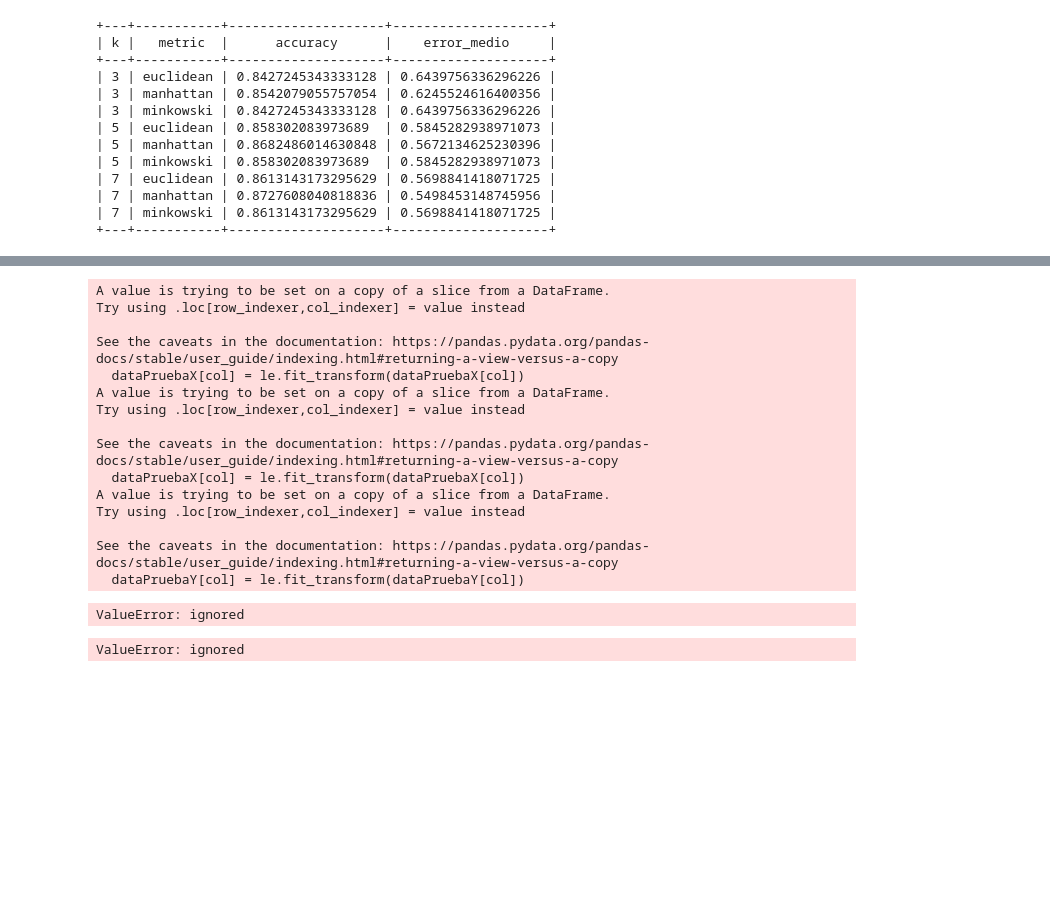
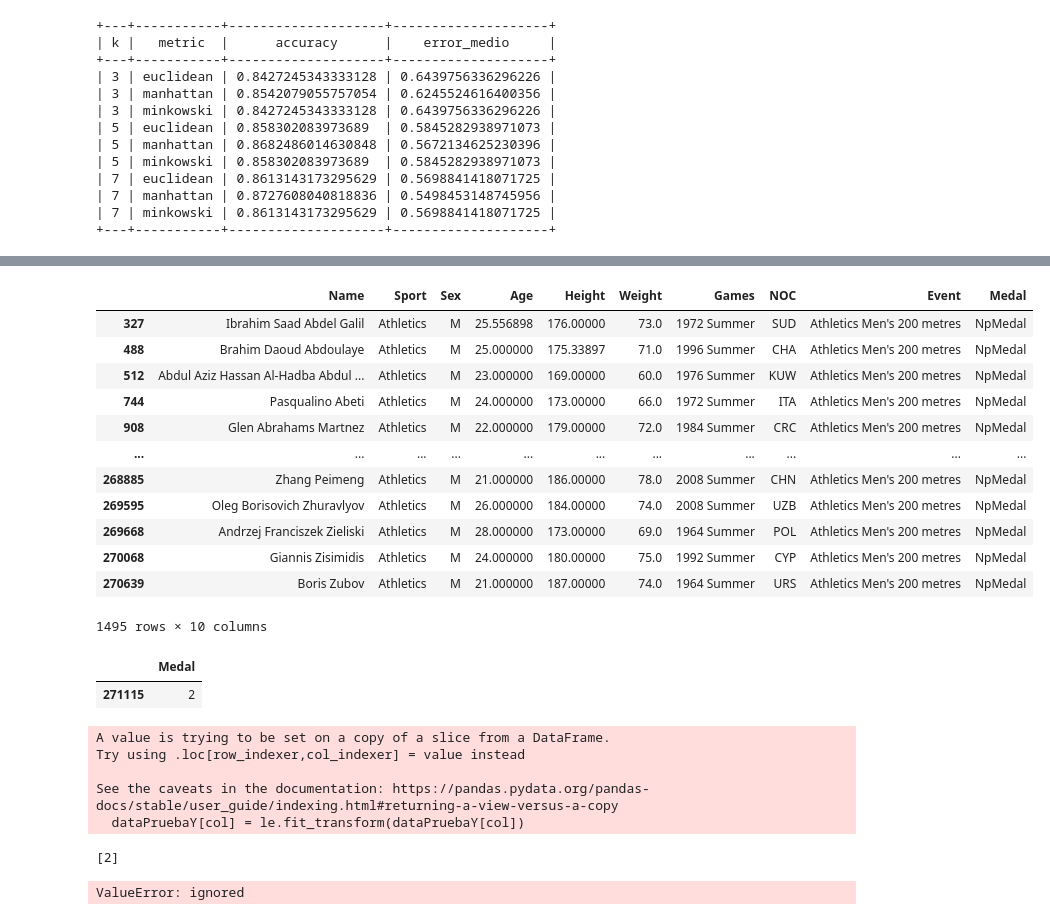
Before and after one commit to PilarAriasVazquez/L3, a Jupyter notebook: P1.ipynb, the cells around one changed output, grey strips where cells are left out. Drawn from its saved outputs; the diff is of its cells as text; code cells hidden in the pictures; blank space fills up the shorter version.

```diff
--- a/P1.ipynb
+++ b/P1.ipynb
@@ -378,6 +388,41 @@ print(table)
+# %%
+nombre = "Athletics Men's 200 metres"
+fila = df.loc[df['Event'] == nombre]
+fila
+# %% [output]
+|  | Name | Sport | Sex | Age | Height | Weight | Games | NOC | Event | Medal |
+| 327 | Ibrahim Saad Abdel Galil | Athletics | M | 25.556898 | 176.00000 | 73.0 | 1972 Summer | SUD | Athletics Men's 200 metres | NpMedal |
+| 488 | Brahim Daoud Abdoulaye | Athletics | M | 25.000000 | 175.33897 | 71.0 | 1996 Summer | CHA | Athletics Men's 200 metres | NpMedal |
+| 512 | Abdul Aziz Hassan Al-Hadba Abdul ... | Athletics | M | 23.000000 | 169.00000 | 60.0 | 1976 Summer | KUW | Athletics Men's 200 metres | NpMedal |
+| 744 | Pasqualino Abeti | Athletics | M | 24.000000 | 173.00000 | 66.0 | 1972 Summer | ITA | Athletics Men's 200 metres | NpMedal |
+| 908 | Glen Abrahams Martnez | Athletics | M | 22.000000 | 179.00000 | 72.0 | 1984 Summer | CRC | Athletics Men's 200 metres | NpMedal |
+| ... | ... | ... | ... | ... | ... | ... | ... | ... | ... | ... |
+| 268885 | Zhang Peimeng | Athletics | M | 21.000000 | 186.00000 | 78.0 | 2008 Summer | CHN | Athletics Men's 200 metres | NpMedal |
+| 269595 | Oleg Borisovich Zhuravlyov | Athletics | M | 26.000000 | 184.00000 | 74.0 | 2008 Summer | UZB | Athletics Men's 200 metres | NpMedal |
+| 269668 | Andrzej Franciszek Zieliski | Athletics | M | 28.000000 | 173.00000 | 69.0 | 1964 Summer | POL | Athletics Men's 200 metres | NpMedal |
+| 270068 | Giannis Zisimidis | Athletics | M | 24.000000 | 180.00000 | 75.0 | 1992 Summer | CYP | Athletics Men's 200 metres | NpMedal |
+| 270639 | Boris Zubov | Athletics | M | 21.000000 | 187.00000 | 74.0 | 1964 Summer | URS | Athletics Men's 200 metres | NpMedal |
+1495 rows × 10 columns
+# %%
+dataPruebaY.tail(1)
+# %% [output]
+|  | Medal |
+| 271115 | 2 |
 # %%
 dataPruebaX=df[['Sex', 'Age', 'Sport', 'NOC','Games', 'Event', 'Weight', 'Height']]
 dataPruebaY= df[['Medal']]
+
+
+#Carolina Marín
+#new_row_X = {'Sex':"F", 'Age': 29.0, 'Sport': "Badminton", 'NOC': "ESP",'Games': "2016 Summer", 'Event': "Badminton Women's Singles", 'Weight': 65.000000, 'Height': 172.00000}
+#dataPruebaX = dataPruebaX.append(new_row_X, ignore_index=True)
+
+#Bruno Hortelano
+new_row_X = {'Sex':"M", 'Age': 31.0, 'Sport': "Athletycs", 'NOC': "ESP",'Games': "2016 Summer", 'Event': "Athletics Men's 200 metres", 'Weight': 72.000000, 'Height': 181.00000}
+dataPruebaX = dataPruebaX.append(new_row_X, ignore_index=True)
+
+#new_row_Y = {'Medal': "Bronze"}
+#dataPruebaY = dataPruebaY.append(new_row_Y, ignore_index=True)
 
 le = LabelEncoder()
 
@@ -392,34 +437,31 @@ for col in dataPruebaY.columns:
 #dataPruebaX= dataPruebaX- ultima fila
 #dataPruebaY=dataPruebaY- ultima fila
 
+
 #ultima filaX=dataPruebaX[ultima fila]
+dataPruebaX_except_last = dataPruebaX.iloc[:-1]
 
-X_train, X_test, y_train, y_test = train_test_split(dataPruebaX, dataPruebaY, test_size=0.3, random_state=42)
+
+
+ultima_fila = dataPruebaX.tail(1)
+
+
+X_train, X_test, y_train, y_test = train_test_split(dataPruebaX_except_last, dataPruebaY, test_size=0.3, random_state=42)
 
 model = KNeighborsClassifier(n_neighbors=7, metric="manhattan")
-model.fit(dataPruebaX, dataPruebaY)
+model.fit(dataPruebaX_except_last, dataPruebaY)
 
 #X_test = {'Name': ['Carolina Marín'], 'Sport': ['Badminton']}
 
-y_pred = model.predict(X_test)
+y_pred = model.predict(ultima_fila)
 print(y_pred)
 # %% [output]
-A value is trying to be set on a copy of a slice from a DataFrame.
-Try using .loc[row_indexer,col_indexer] = value instead
-
-See the caveats in the documentation: https://pandas.pydata.org/pandas-docs/stable/user_guide/indexing.html#returning-a-view-versus-a-copy
-  dataPruebaX[col] = le.fit_transform(dataPruebaX[col])
-A value is trying to be set on a copy of a slice from a DataFrame.
-Try using .loc[row_indexer,col_indexer] = value instead
-
-See the caveats in the documentation: https://pandas.pydata.org/pandas-docs/stable/user_guide/indexing.html#returning-a-view-versus-a-copy
-  dataPruebaX[col] = le.fit_transform(dataPruebaX[col])
 A value is trying to be set on a copy of a slice from a DataFrame.
 Try using .loc[row_indexer,col_indexer] = value instead
 
 See the caveats in the documentation: https://pandas.pydata.org/pandas-docs/stable/user_guide/indexing.html#returning-a-view-versus-a-copy
   dataPruebaY[col] = le.fit_transform(dataPruebaY[col])
-ValueError: ignored
+[2]
 # %%
 import numpy as np
 import matplotlib.pyplot as plt
```
Also changed, not shown: parts of 1 cell of this notebook.
